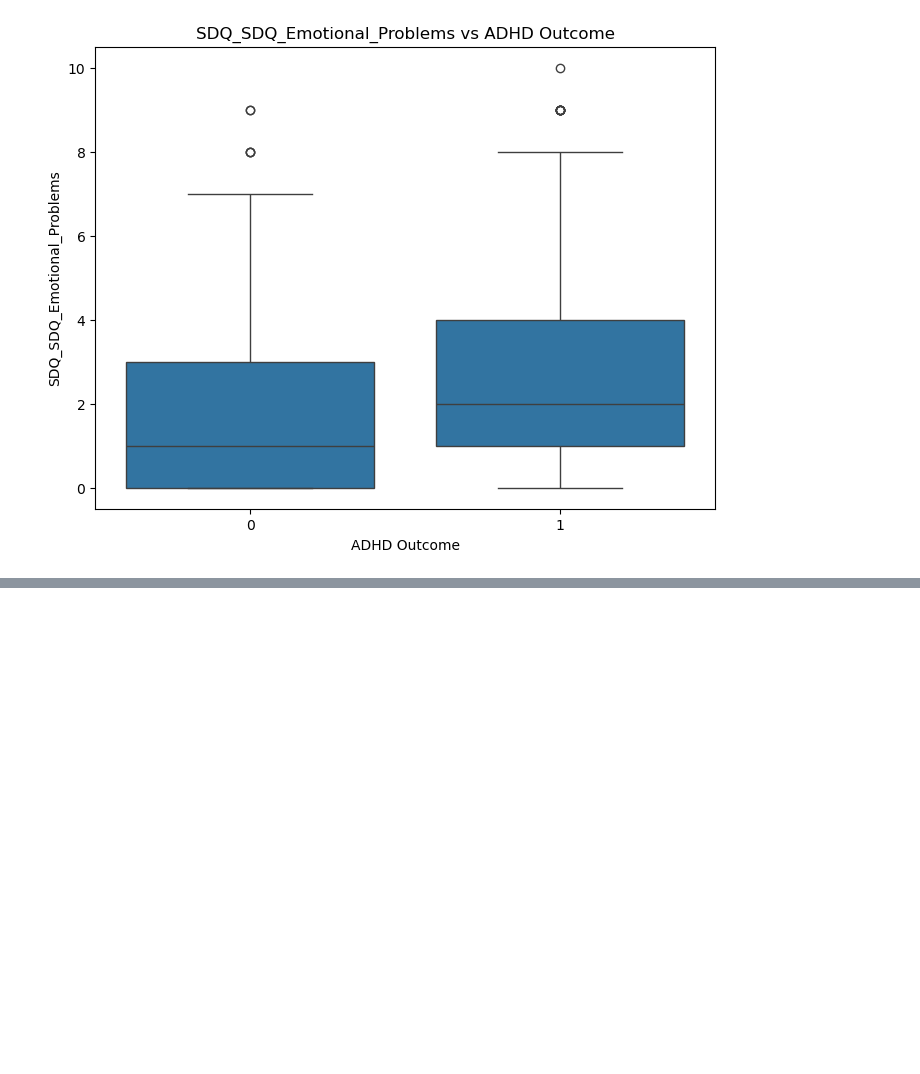
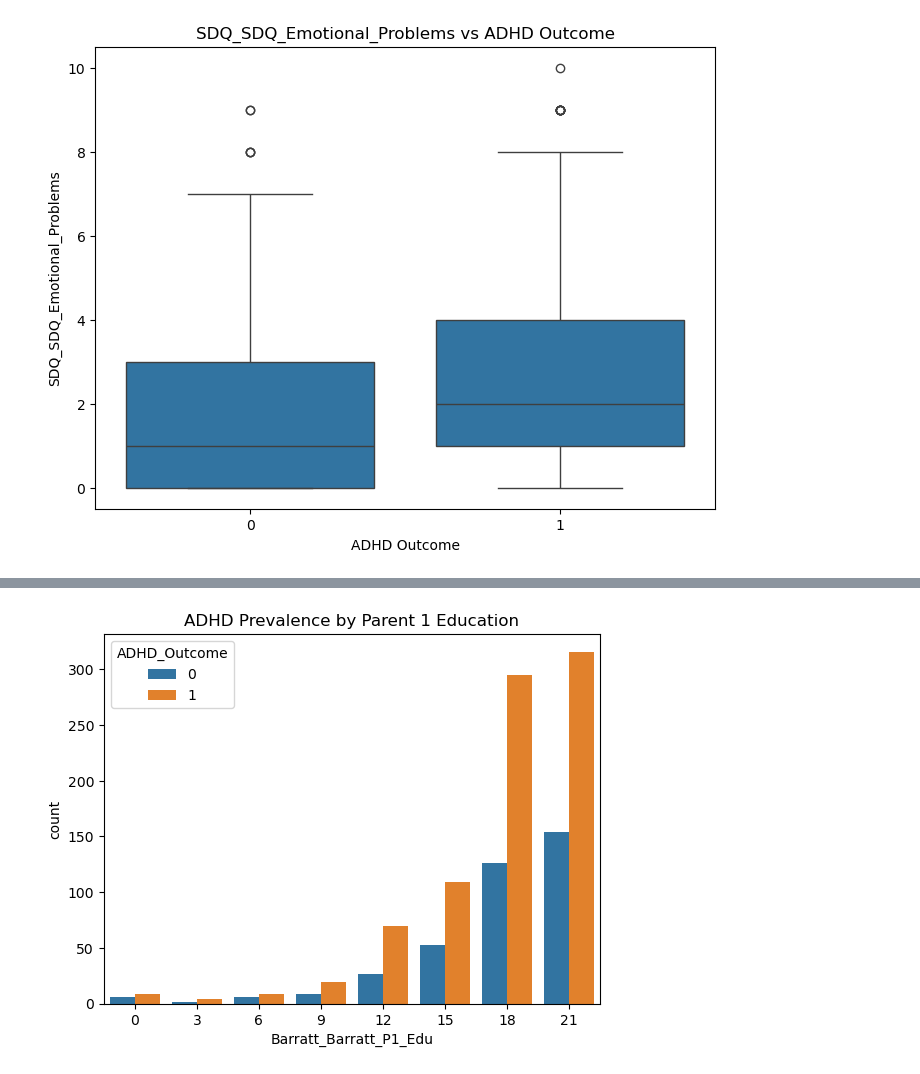
Before and after one commit to Arcturus816/Predicting_ADHD_in_Women, a Jupyter notebook: ADHD_Clean_EDA.ipynb, the cells around one changed output, grey strips where cells are left out. Saved outputs shown, nothing was run; the diff lists cells and outputs as text; code cells hidden in the pictures; blank space fills up the shorter version.

```diff
--- a/ADHD_Clean_EDA.ipynb
+++ b/ADHD_Clean_EDA.ipynb
@@ -432,0 +464,11 @@ plt.show()
+# %%
+# Graph for parent 1's education
+
+import seaborn as sns
+import matplotlib.pyplot as plt
+
+sns.countplot(data=train_cat, x='Barratt_Barratt_P1_Edu', hue=train_Solutions['ADHD_Outcome'])
+plt.title('ADHD Prevalence by Parent 1 Education')
+plt.show()
+# %% [output]
+[figure, added]
```
Also changed, not shown: parts of 56 cells of this notebook.
